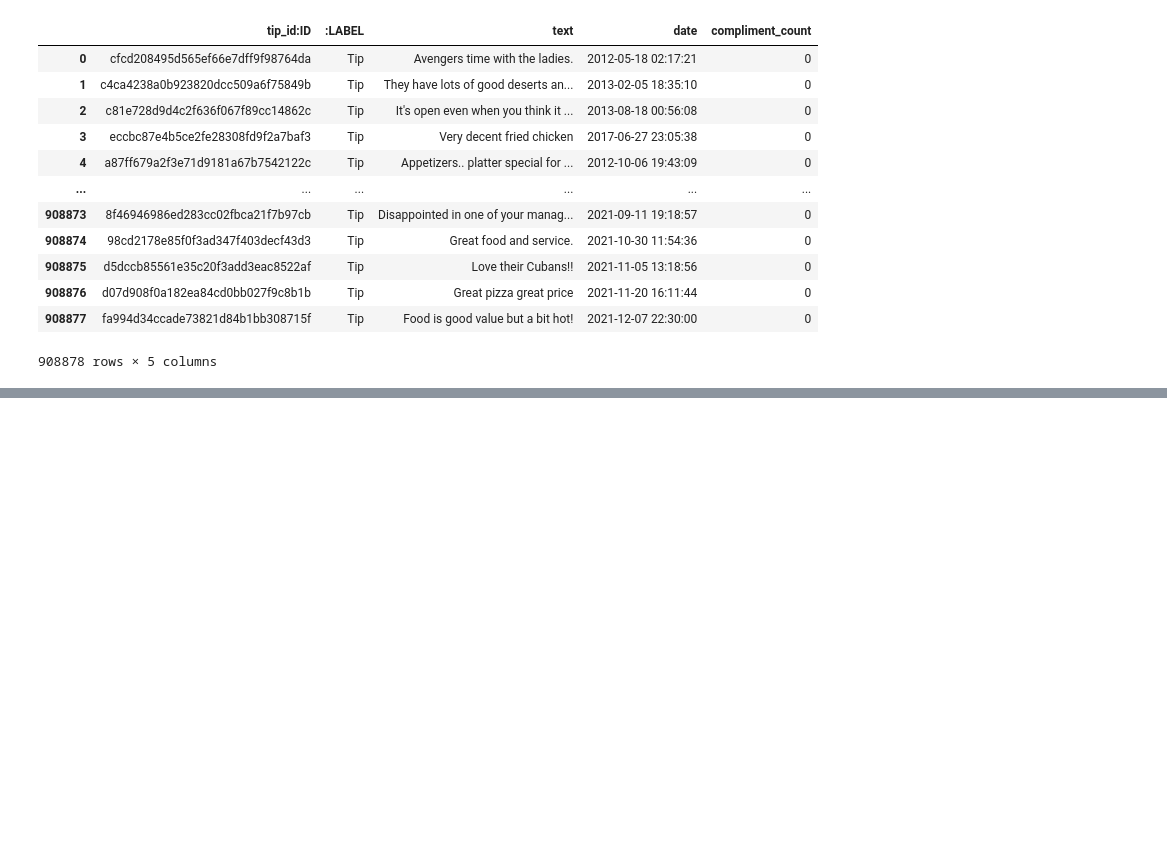
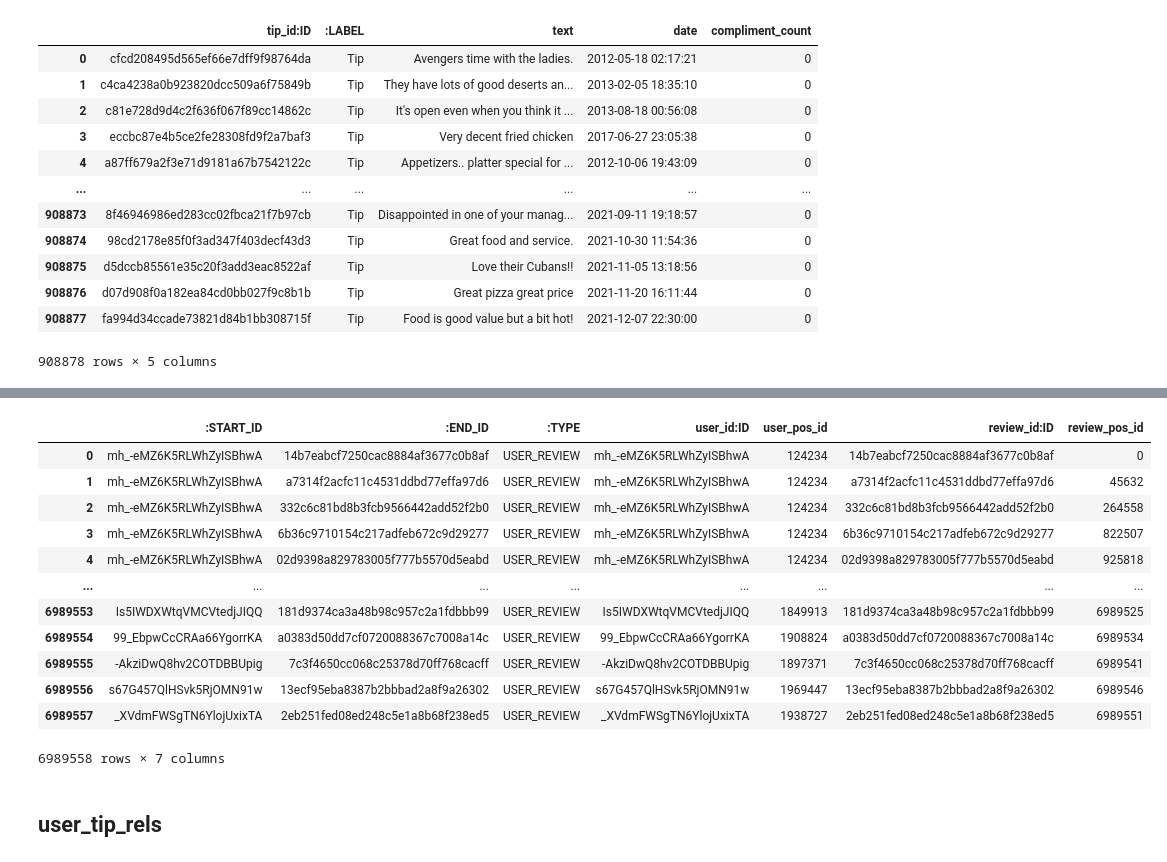
Before and after one commit to larusba/kgc-2023-yelp-gnn, a Jupyter notebook: cleaning.ipynb, the cells around one changed output, grey strips where cells are left out. Saved outputs shown, nothing was run; the diff lists cells and outputs as text; code cells hidden in the pictures; blank space fills up the shorter version.

```diff
--- a/cleaning.ipynb
+++ b/cleaning.ipynb
@@ -441,0 +621,28 @@ SequenceClassifierOutput(loss=None, logits=tensor([[-1.1885, -2.0125, -1.2764,
+# %%
+import pandas as pd
+import torch
+user_ids = pd.read_csv('preprocessed/user_ids.csv')
+review_ids = pd.read_csv('preprocessed/review_ids.csv')
+
+user_ids['user_pos_id'] = user_ids.index
+review_ids['review_pos_id'] = review_ids.index
+
+review_user_rels = pd.read_csv('neo4j_csvs/user_review_rels.csv')
+# %%
+user_review_rels = pd.merge(pd.merge(review_user_rels, user_ids, left_on=':START_ID', right_on='user_id:ID'), review_ids, left_on=':END_ID', right_on='review_id:ID')
+# %%
+user_review_rels
+# %% [output]
+|  | :START_ID | :END_ID | :TYPE | user_id:ID | user_pos_id | review_id:ID | review_pos_id |
+| 0 | mh_-eMZ6K5RLWhZyISBhwA | 14b7eabcf7250cac8884af3677c0b8af | USER_REVIEW | mh_-eMZ6K5RLWhZyISBhwA | 124234 | 14b7eabcf7250cac8884af3677c0b8af | 0 |
+| 1 | mh_-eMZ6K5RLWhZyISBhwA | a7314f2acfc11c4531ddbd77effa97d6 | USER_REVIEW | mh_-eMZ6K5RLWhZyISBhwA | 124234 | a7314f2acfc11c4531ddbd77effa97d6 | 45632 |
+| 2 | mh_-eMZ6K5RLWhZyISBhwA | 332c6c81bd8b3fcb9566442add52f2b0 | USER_REVIEW | mh_-eMZ6K5RLWhZyISBhwA | 124234 | 332c6c81bd8b3fcb9566442add52f2b0 | 264558 |
+| 3 | mh_-eMZ6K5RLWhZyISBhwA | 6b36c9710154c217adfeb672c9d29277 | USER_REVIEW | mh_-eMZ6K5RLWhZyISBhwA | 124234 | 6b36c9710154c217adfeb672c9d29277 | 822507 |
+| 4 | mh_-eMZ6K5RLWhZyISBhwA | 02d9398a829783005f777b5570d5eabd | USER_REVIEW | mh_-eMZ6K5RLWhZyISBhwA | 124234 | 02d9398a829783005f777b5570d5eabd | 925818 |
+| ... | ... | ... | ... | ... | ... | ... | ... |
+| 6989553 | Is5IWDXWtqVMCVtedjJIQQ | 181d9374ca3a48b98c957c2a1fdbbb99 | USER_REVIEW | Is5IWDXWtqVMCVtedjJIQQ | 1849913 | 181d9374ca3a48b98c957c2a1fdbbb99 | 6989525 |
+| 6989554 | 99_EbpwCcCRAa66YgorrKA | a0383d50dd7cf0720088367c7008a14c | USER_REVIEW | 99_EbpwCcCRAa66YgorrKA | 1908824 | a0383d50dd7cf0720088367c7008a14c | 6989534 |
+| 6989555 | -AkziDwQ8hv2COTDBBUpig | 7c3f4650cc068c25378d70ff768cacff | USER_REVIEW | -AkziDwQ8hv2COTDBBUpig | 1897371 | 7c3f4650cc068c25378d70ff768cacff | 6989541 |
+| 6989556 | s67G457QlHSvk5RjOMN91w | 13ecf95eba8387b2bbbad2a8f9a26302 | USER_REVIEW | s67G457QlHSvk5RjOMN91w | 1969447 | 13ecf95eba8387b2bbbad2a8f9a26302 | 6989546 |
+| 6989557 | _XVdmFWSgTN6YlojUxixTA | 2eb251fed08ed248c5e1a8b68f238ed5 | USER_REVIEW | _XVdmFWSgTN6YlojUxixTA | 1938727 | 2eb251fed08ed248c5e1a8b68f238ed5 | 6989551 |
+6989558 rows × 7 columns
@@ -441,0 +652,2 @@ SequenceClassifierOutput(loss=None, logits=tensor([[-1.1885, -2.0125, -1.2764,
+# %% [markdown]
+## user_tip_rels
```
Also changed, not shown: parts of 55 cells of this notebook, 2 other files.
